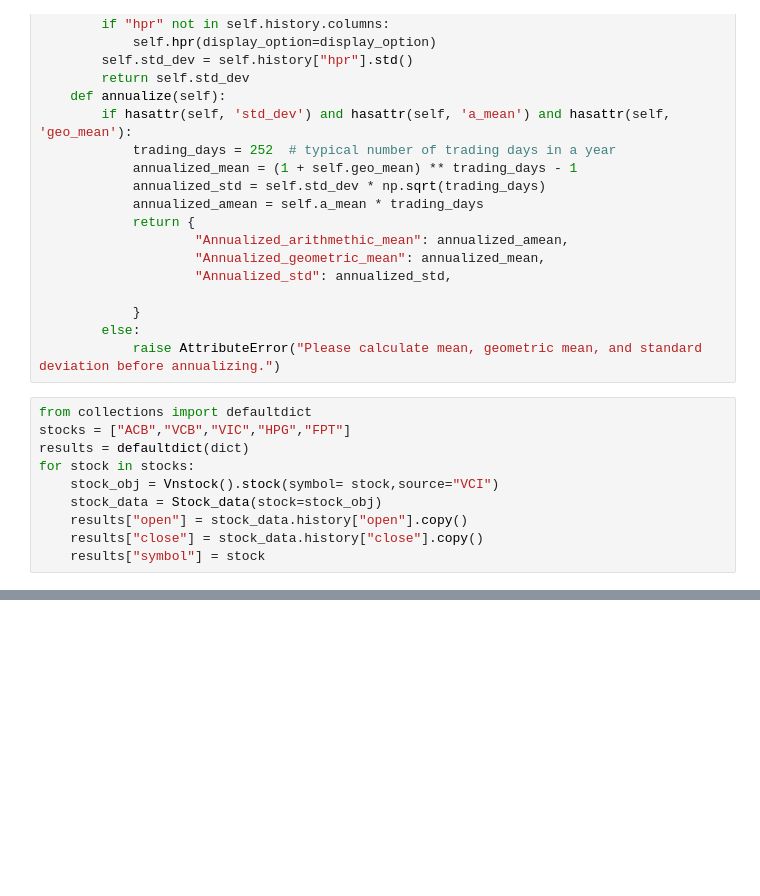
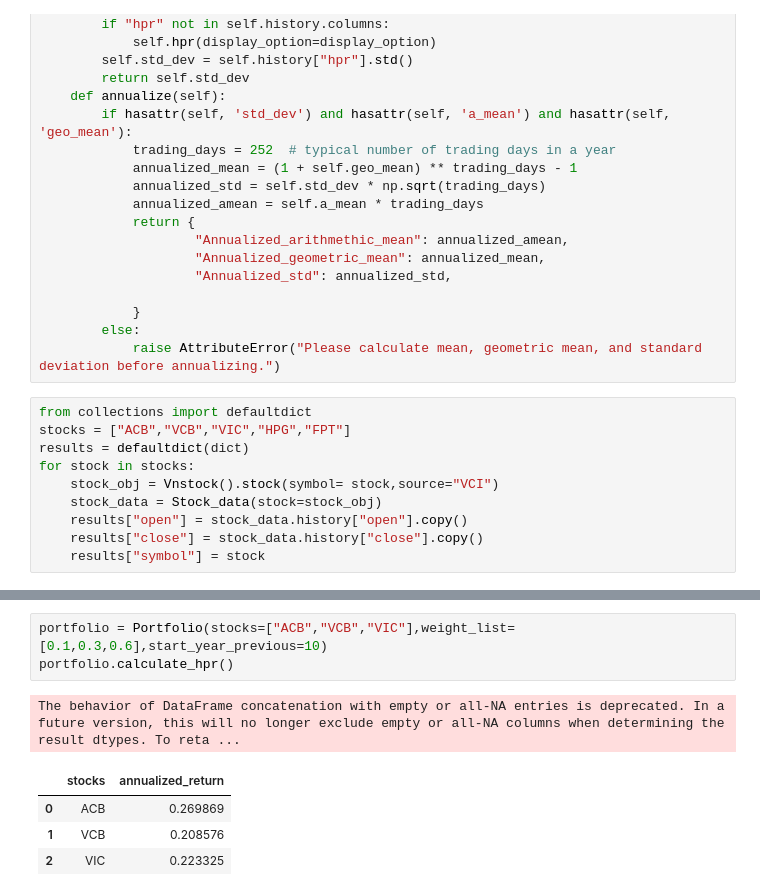
Before and after one commit to mickiem123/Stock-data, a Jupyter notebook: stock_data.ipynb, the cells around one changed output, grey strips where cells are left out. Drawn from its saved outputs; the diff is of its cells as text; blank space fills up the shorter version.

```diff
--- a/stock_data.ipynb
+++ b/stock_data.ipynb
@@ -157,0 +253,9 @@ sns.heatmap(data=portfolio.corr_matrix,cmap="coolwarm")
+# %%
+portfolio = Portfolio(stocks=["ACB","VCB","VIC"],weight_list=[0.1,0.3,0.6],start_year_previous=10)
+portfolio.calculate_hpr()
+# %% [output]
+The behavior of DataFrame concatenation with empty or all-NA entries is deprecated. In a future version, this will no longer exclude empty or all-NA columns when determining the result dtypes. To reta ...
+|  | stocks | annualized_return |
+| 0 | ACB | 0.269869 |
+| 1 | VCB | 0.208576 |
+| 2 | VIC | 0.223325 |
```
Also changed, not shown: parts of 7 cells of this notebook.
